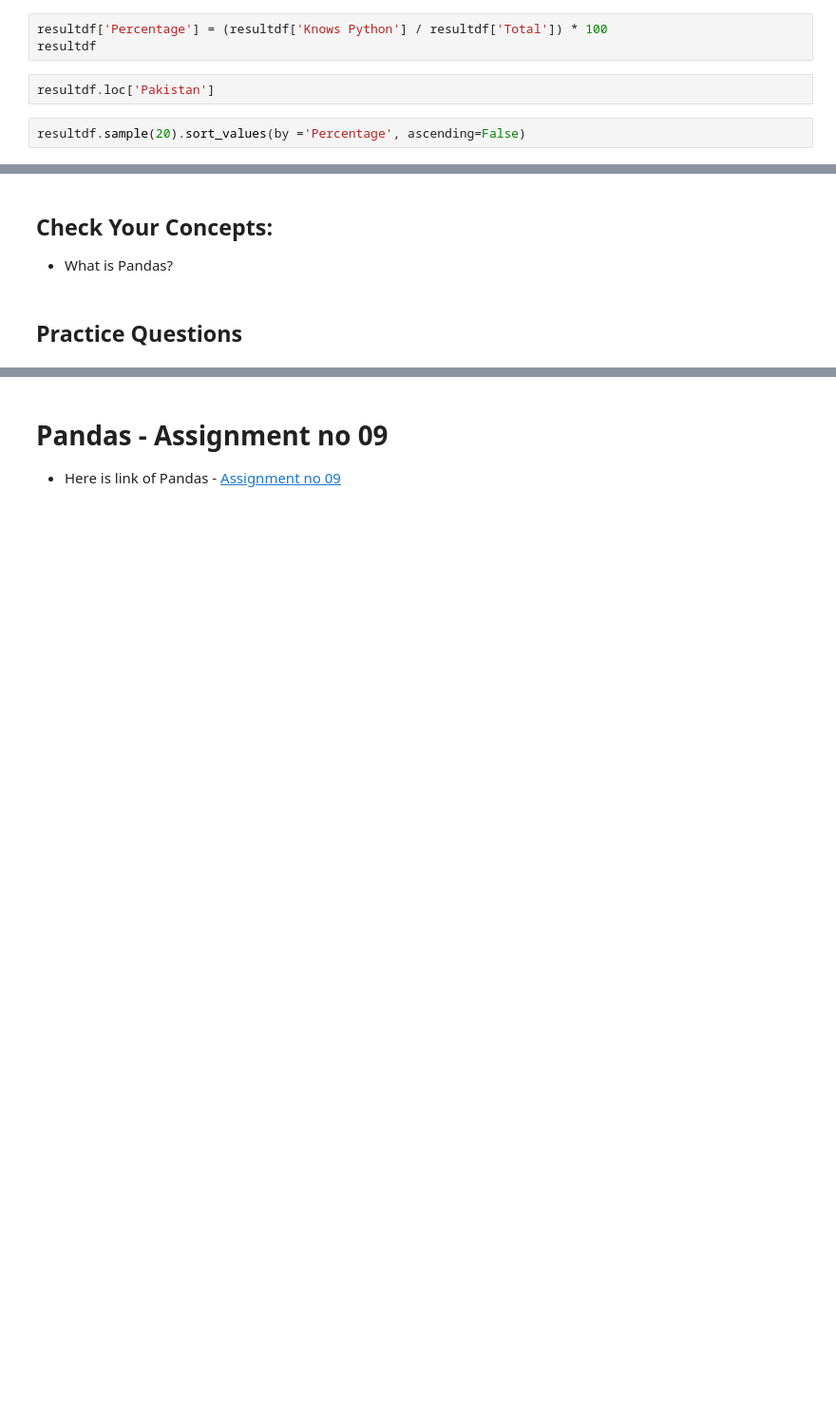
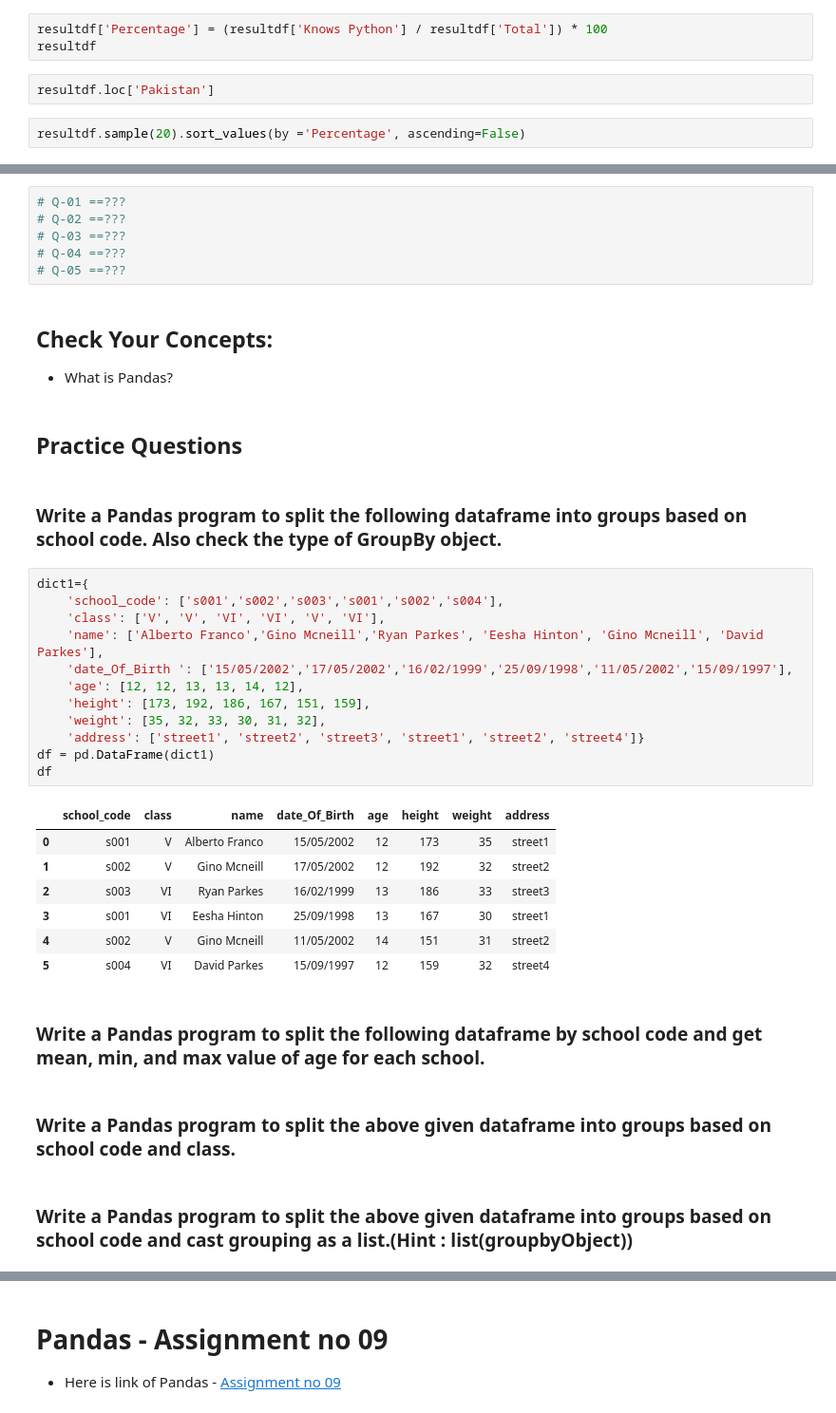
Before and after one commit to tayyabsarfraz/Introduction-to-Data-Analyst-and-Data-Science, a Jupyter notebook: Module no 02- Python for Data Scientists/02 - Pandas for Data Scientists/Lec-2.18(Pandas-09-Aggregating-and-Grouping-Data).ipynb, the cells around one changed output, grey strips where cells are left out. Shown at 95% size. Saved outputs shown, nothing was run; the diff lists cells and outputs as text; blank space fills up the shorter version.

Commit message:
Module o 02 - Python for Data Scientists

```diff
--- a/Module no 02- Python for Data Scientists/02 - Pandas for Data Scientists/Lec-2.18(Pandas-09-Aggregating-and-Grouping-Data).ipynb
+++ b/Module no 02- Python for Data Scientists/02 - Pandas for Data Scientists/Lec-2.18(Pandas-09-Aggregating-and-Grouping-Data).ipynb
@@ -395,5 +389,39 @@ resultdf.sample(20).sort_values(by ='Percentage', ascending=False)
+# %%
+# Q-01 ==???
+# Q-02 ==???
+# Q-03 ==???
+# Q-04 ==???
+# Q-05 ==???
 # %% [markdown]
 ## Check Your Concepts:
 - What is Pandas?
-# %% [markdown]
-## Practice Questions
+# %% [markdown]
+## Practice Questions
+# %% [markdown]
+### Write a Pandas program to split the following dataframe into groups based on school code. Also check the type of GroupBy object.
+# %%
+dict1={
+    'school_code': ['s001','s002','s003','s001','s002','s004'],
+    'class': ['V', 'V', 'VI', 'VI', 'V', 'VI'],
+    'name': ['Alberto Franco','Gino Mcneill','Ryan Parkes', 'Eesha Hinton', 'Gino Mcneill', 'David Parkes'],
+    'date_Of_Birth ': ['15/05/2002','17/05/2002','16/02/1999','25/09/1998','11/05/2002','15/09/1997'],
+    'age': [12, 12, 13, 13, 14, 12],
+    'height': [173, 192, 186, 167, 151, 159],
+    'weight': [35, 32, 33, 30, 31, 32],
+    'address': ['street1', 'street2', 'street3', 'street1', 'street2', 'street4']}
+df = pd.DataFrame(dict1)
+df
+# %% [output]
+|  | school_code | class | name | date_Of_Birth | age | height | weight | address |
+| 0 | s001 | V | Alberto Franco | 15/05/2002 | 12 | 173 | 35 | street1 |
+| 1 | s002 | V | Gino Mcneill | 17/05/2002 | 12 | 192 | 32 | street2 |
+| 2 | s003 | VI | Ryan Parkes | 16/02/1999 | 13 | 186 | 33 | street3 |
+| 3 | s001 | VI | Eesha Hinton | 25/09/1998 | 13 | 167 | 30 | street1 |
+| 4 | s002 | V | Gino Mcneill | 11/05/2002 | 14 | 151 | 31 | street2 |
+| 5 | s004 | VI | David Parkes | 15/09/1997 | 12 | 159 | 32 | street4 |
+# %% [markdown]
+### Write a Pandas program to split the following dataframe by school code and get mean, min, and max value of age for each school.
+# %% [markdown]
+### Write a Pandas program to split the above given dataframe into groups based on school code and class.
+# %% [markdown]
+### Write a Pandas program to split the above given dataframe into groups based on school code and cast grouping as a list.(Hint : list(groupbyObject))
```
Also changed, not shown: parts of 38 cells of this notebook, 2 other files.
